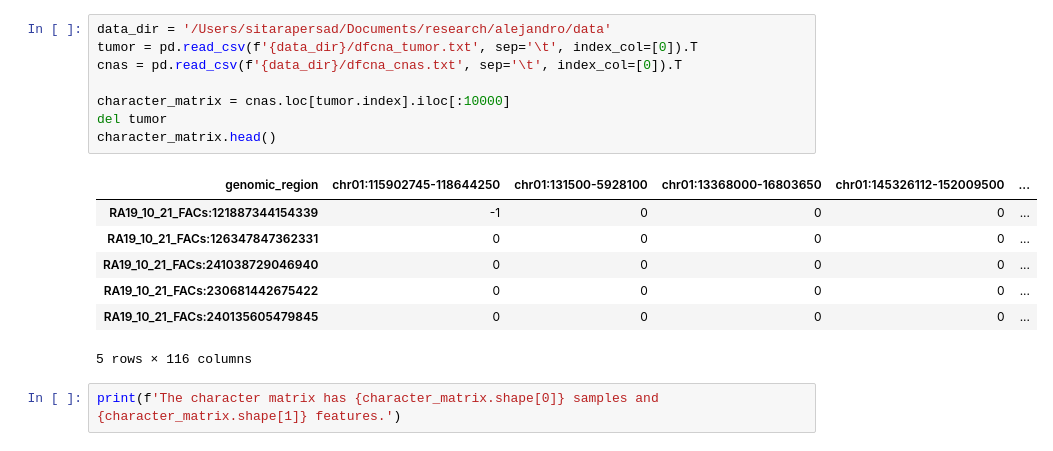
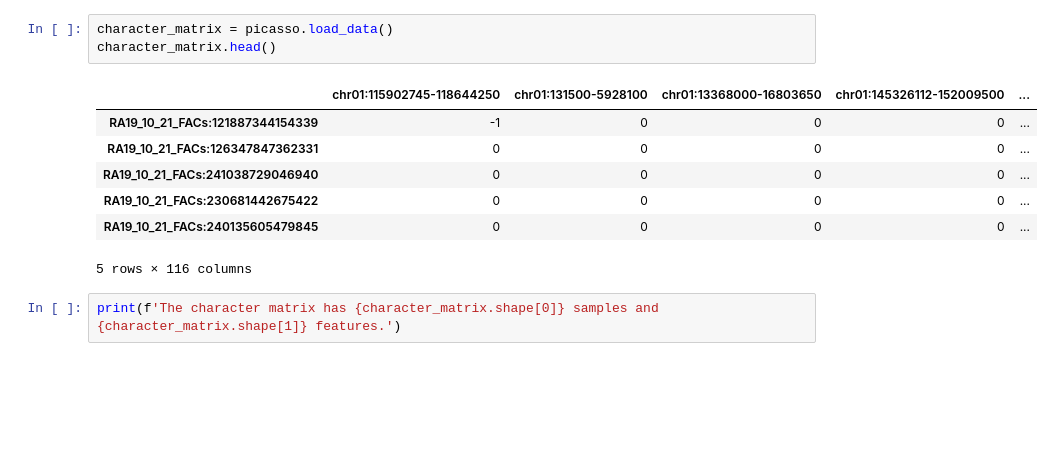
Before and after one commit to sitarapersad/PICASSO, a Jupyter notebook: notebooks/example_notebook.ipynb, the cells around one changed output. Drawn from its saved outputs; the diff is of its cells as text; blank space fills up the shorter version.

```diff
--- a/notebooks/example_notebook.ipynb
+++ b/notebooks/example_notebook.ipynb
@@ -3,13 +5,8 @@ import pandas as pd
 # %%
-data_dir = '/Users/sitarapersad/Documents/research/alejandro/data'
-tumor = pd.read_csv(f'{data_dir}/dfcna_tumor.txt', sep='\t', index_col=[0]).T
-cnas = pd.read_csv(f'{data_dir}/dfcna_cnas.txt', sep='\t', index_col=[0]).T
-
-character_matrix = cnas.loc[tumor.index].iloc[:10000]
-del tumor
+character_matrix = picasso.load_data()
 character_matrix.head()
 # %% [output]
-| genomic_region | chr01:115902745-118644250 | chr01:131500-5928100 | chr01:13368000-16803650 | chr01:145326112-152009500 | ... |
+|  | chr01:115902745-118644250 | chr01:131500-5928100 | chr01:13368000-16803650 | chr01:145326112-152009500 | ... |
 | RA19_10_21_FACs:121887344154339 | -1 | 0 | 0 | 0 | ... |
 | RA19_10_21_FACs:126347847362331 | 0 | 0 | 0 | 0 | ... |
 | RA19_10_21_FACs:241038729046940 | 0 | 0 | 0 | 0 | ... |
```
Also changed, not shown: parts of 15 cells of this notebook, 5 other files.
